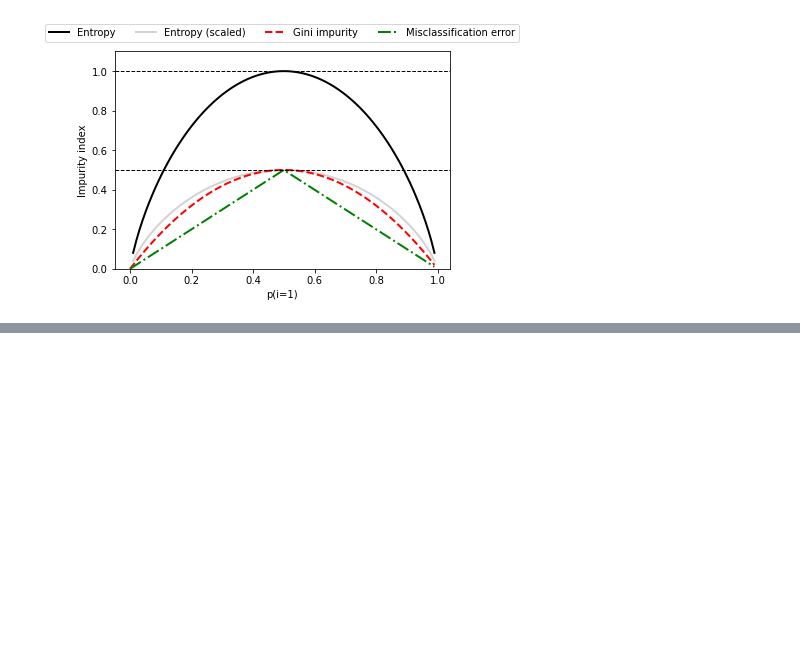
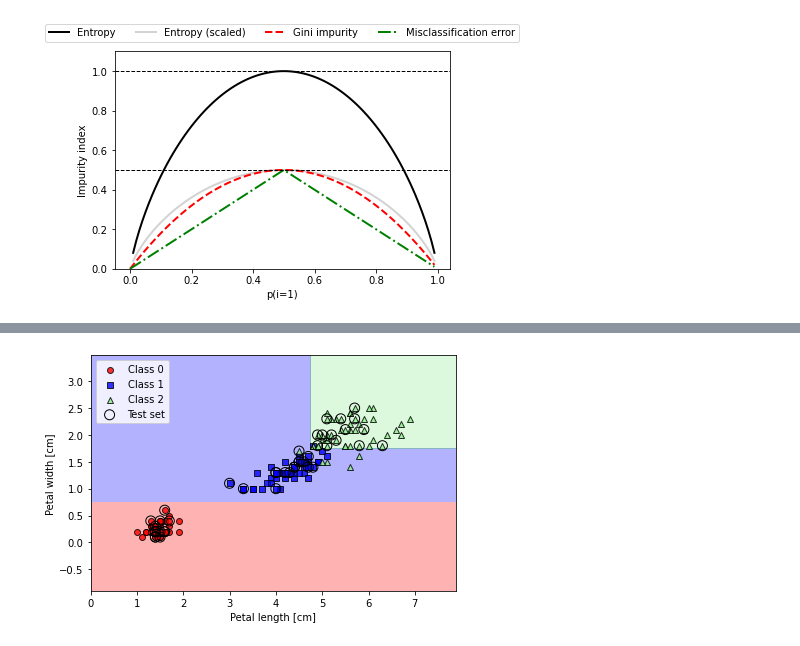
Before and after one commit to danwein8/ML_Book, a Jupyter notebook: ch03/Chapter3.ipynb, the cells around one changed output, grey strips where cells are left out. Cells and saved outputs as stored; diff of their text form; code cells hidden in the pictures; blank space fills up the shorter version.

```diff
--- a/ch03/Chapter3.ipynb
+++ b/ch03/Chapter3.ipynb
@@ -437,0 +468,18 @@ plt.show()
+# %%
+tree_three = DecisionTreeClassifier(criterion='gini',
+                                    max_depth=3,
+                                    random_state=1)
+tree_three.fit(X_train, y_train)
+
+plot_decision_regions(X_combined, y_combined,
+                      classifier=tree_three,
+                      test_idx=range(105, 150))
+
+plt.xlabel('Petal length [cm]')
+plt.ylabel('Petal width [cm]')
+plt.legend(loc='upper left')
+plt.tight_layout()
+#plt.savefig('figures/03_20.png', dpi=300)
+plt.show()
+# %% [output]
+[figure, added]
```
Also changed, not shown: parts of 6 cells of this notebook.
